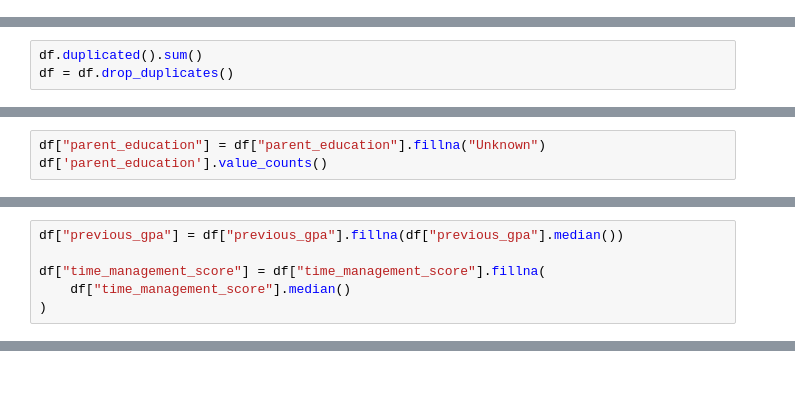
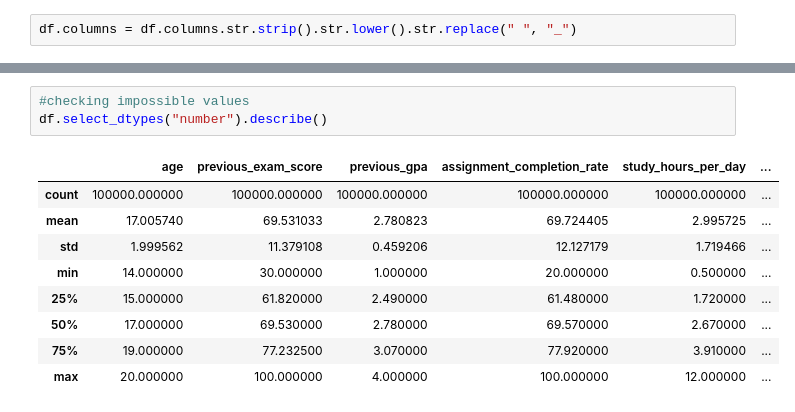
Before and after one commit to aslbektheanalyst/Portfolio_DA, a Jupyter notebook: students_analysis/1cleanup.ipynb, the cells around one changed output, grey strips where cells are left out. Drawn from its saved outputs; the diff is of its cells as text; blank space fills up the shorter version.

```diff
--- a/students_analysis/1cleanup.ipynb
+++ b/students_analysis/1cleanup.ipynb
@@ -90,0 +36,2 @@ dtype: object
+# %%
+df.columns = df.columns.str.strip().str.lower().str.replace(" ", "_")
@@ -115,3 +61,0 @@ True
-# %%
-df.duplicated().sum()
-df = df.drop_duplicates()
@@ -138,3 +61,0 @@ dtype: object
-# %%
-df["parent_education"] = df["parent_education"].fillna("Unknown")
-df['parent_education'].value_counts()
@@ -158,6 +61,0 @@ dtype: float64
-# %%
-df["previous_gpa"] = df["previous_gpa"].fillna(df["previous_gpa"].median())
-
-df["time_management_score"] = df["time_management_score"].fillna(
-    df["time_management_score"].median()
-)
@@ -165,0 +82,13 @@ df.to_csv("cleaned_student_data.csv", index=False)
+# %%
+#checking impossible values
+df.select_dtypes("number").describe()
+# %% [output]
+|  | age | previous_exam_score | previous_gpa | assignment_completion_rate | study_hours_per_day | ... |
+| count | 100000.000000 | 100000.000000 | 100000.000000 | 100000.000000 | 100000.000000 | ... |
+| mean | 17.005740 | 69.531033 | 2.780823 | 69.724405 | 2.995725 | ... |
+| std | 1.999562 | 11.379108 | 0.459206 | 12.127179 | 1.719466 | ... |
+| min | 14.000000 | 30.000000 | 1.000000 | 20.000000 | 0.500000 | ... |
+| 25% | 15.000000 | 61.820000 | 2.490000 | 61.480000 | 1.720000 | ... |
+| 50% | 17.000000 | 69.530000 | 2.780000 | 69.570000 | 2.670000 | ... |
+| 75% | 19.000000 | 77.232500 | 3.070000 | 77.920000 | 3.910000 | ... |
+| max | 20.000000 | 100.000000 | 4.000000 | 100.000000 | 12.000000 | ... |
```
Also changed, not shown: parts of 19 cells of this notebook, 6 other files.
